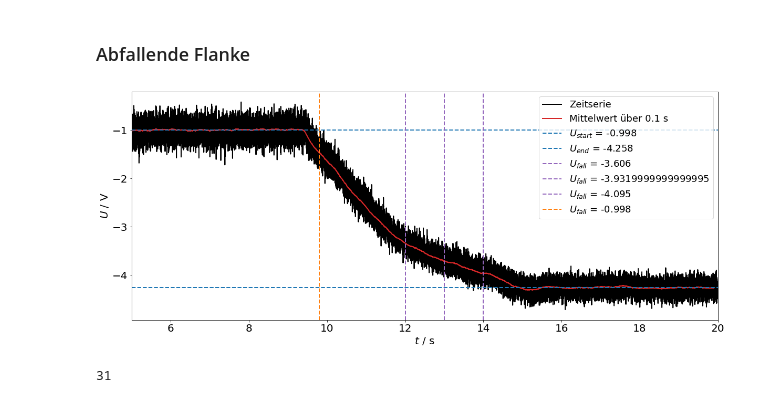
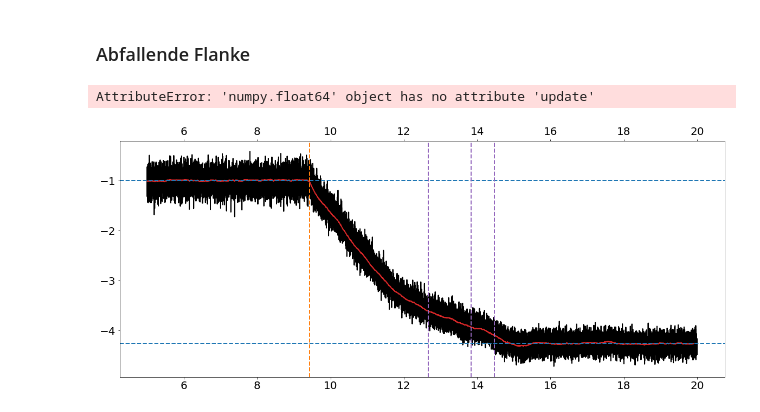
Before and after one commit to T1mors/FPR, a Jupyter notebook: 2 Hitzdraht/3_2_CCA_Auflösung.ipynb, the cells around one changed output. Saved outputs shown, nothing was run; the diff lists cells and outputs as text; code cells hidden in the pictures.

```diff
--- a/2 Hitzdraht/3_2_CCA_Auflösung.ipynb
+++ b/2 Hitzdraht/3_2_CCA_Auflösung.ipynb
@@ -59,7 +59,7 @@ def c(time, o=0, s_freq = 10000):
     return int((time+o)*s_freq)
 # Inverse function
 def ci(num, s_freq = 10000):
-    return int(num/s_freq)
+    return (num/s_freq)
 
 s_freq= 10000 # Sampling frequency
 # Beginning and end of time series plot
@@ -88,6 +88,7 @@ plt.savefig("Abb/Aufl_3_2__Zeitserie_gesamt.png")
 data = data_backup
 s_freq= 10000 # Sampling frequency
 # Beginning and end of time series plot
+
 tb = c(5)
 te = c(20)
 time = np.arange(0, len(data)/s_freq, 1/s_freq)
@@ -96,46 +97,57 @@ data = data[tb:te]
 
 fig, ax = plt.subplots(1,1,figsize=(20,8))
 ax.plot(time, data, c="black", label="Zeitserie")
 
 t_avg = 1000
 data_avg = moving_average(data, t_avg)
 ax.plot(time[0:len(data_avg)], data_avg, c="C3", label=f"Mittelwert über {t_avg/s_freq} s")
 
 # Hier muss man immer c(x) bei x, 5 abziehen, weil arrays ab 5 Sekunden anfangen und Index
 # der Array sonst nicht richtig berechent wird
 # Start
-U_b = np.round(np.mean(data[0:c(4)]),3)
+U_b = np.round(np.mean(data[0:c(9)-tb]),3)
 ax.axhline(U_b, ls="--", label= "$U_{start}$"+f" = {U_b}")
 
 # End
-U_e = np.round(np.mean(data[c(11):c(15)]),3)
+U_e = np.round(np.mean(data[c(16)-tb:c(20)-tb]),3)
 ax.axhline(U_e, ls="--", label= "$U_{end}$"+f" = {U_e}")
 
 # Fall until x%
-U_f_80 = U_b-(np.abs(U_e-U_b))*0.8
+U_delta = np.abs(U_e-U_b)
+U_f_80 = U_b-U_delta*0.8
 (t_f_80, t_f_80_idx) = find_nearest(data_avg, U_f_80)
-ax.axvline(5+ci(t_f_80_idx), ls="--", label= "$U_{fall}$"+f" = {U_f_80}", c="C4")
+ax.axvline(ci(t_f_80_idx+tb), ls="--", label= "$U_{80}$"+f" = {U_f_80}", c="C4")
 
-U_f_90 = U_b-(np.abs(U_e-U_b))*0.9
+U_f_90 = U_b-U_delta*0.9
 (t_f_90, t_f_90_idx) = find_nearest(data_avg, U_f_90)
-ax.axvline(5+ci(t_f_90_idx), ls="--", label= "$U_{fall}$"+f" = {U_f_90}", c="C4")
+ax.axvline(ci(t_f_90_idx+tb), ls="--", label= "$U_{90}$"+f" = {U_f_90}", c="C4")
 
-U_f_95 = U_b-(np.abs(U_e-U_b))*0.95
+U_f_95 = U_b-U_delta*0.95
 (t_f_95, t_f_95_idx) = find_nearest(data_avg, U_f_95)
-ax.axvline(5+ci(t_f_95_idx), ls="--", label= "$U_{fall}$"+f" = {U_f_95}", c="C4")
+ax.axvline(ci(t_f_95_idx+tb), ls="--", label= "$U_{95}$"+f" = {U_f_95}", c="C4")
 
-U_f_0 = U_b
-(t_f_0, t_f_0_idx) = find_nearest(data_avg[c(9.8,o=-5):c(10,o=-5)], U_f_0)
-ax.axvline(9.8+ci(t_f_0_idx), ls="--", label= "$U_{fall}$"+f" = {U_f_0}", c="C1")
+# First manual method
+# ts = c(9.4) # Start of drop off/edge
+# (t_f_0, t_f_0_idx) = find_nearest(data_avg[ts-tb:], U_b)
+# ax.axvline(ci(t_f_0_idx+ts), ls="--", label= "$U_{drop}$"+f" = {U_f_0}", c="C1")
+
+# Automatic --> First time difference to start value is greater than 1%
+U_f_0 = U_b-U_delta*0.01
+(t_f_0, t_f_0_idx) = find_nearest(data_avg, U_f_0)
+ax.axvline(ci(t_f_0_idx+tb), ls="--", label= "$U_{drop}$"+f" = {U_f_0}", c="C1")
+
+extra_ticks = [ci(t_f_80_idx+tb), ci(t_f_90_idx+tb), ci(t_f_95_idx+tb), ci(t_f_0_idx+tb)]
+# extra_ticks.extend(ax.get_xticks())
+# ax.set_xticks(extra_ticks)
+ax.tick_params(axis="x", top=True, labeltop=True)
+plt.setp([tick.label2 for tick in ax.xaxis.get_major_ticks()], rotation=45,
+         ha="left", va="center",rotation_mode="anchor")
 
 ax.set_xlabel("$t$ / s")
 ax.set_ylabel("$U$ / V")
 ax.set_xlim(5,20)
 ax.legend()
 plt.savefig("Abb/Aufl_3_2__Zeitserie_gesamt.png")
 # %% [output]
+AttributeError: 'numpy.float64' object has no attribute 'update'
-[figure, old version]
+[figure, new version]
-# %%
-ci(t_f_80_idx)
-# %% [output]
-31
```
Also changed, not shown: parts of 5 cells of this notebook, 1 other file.
